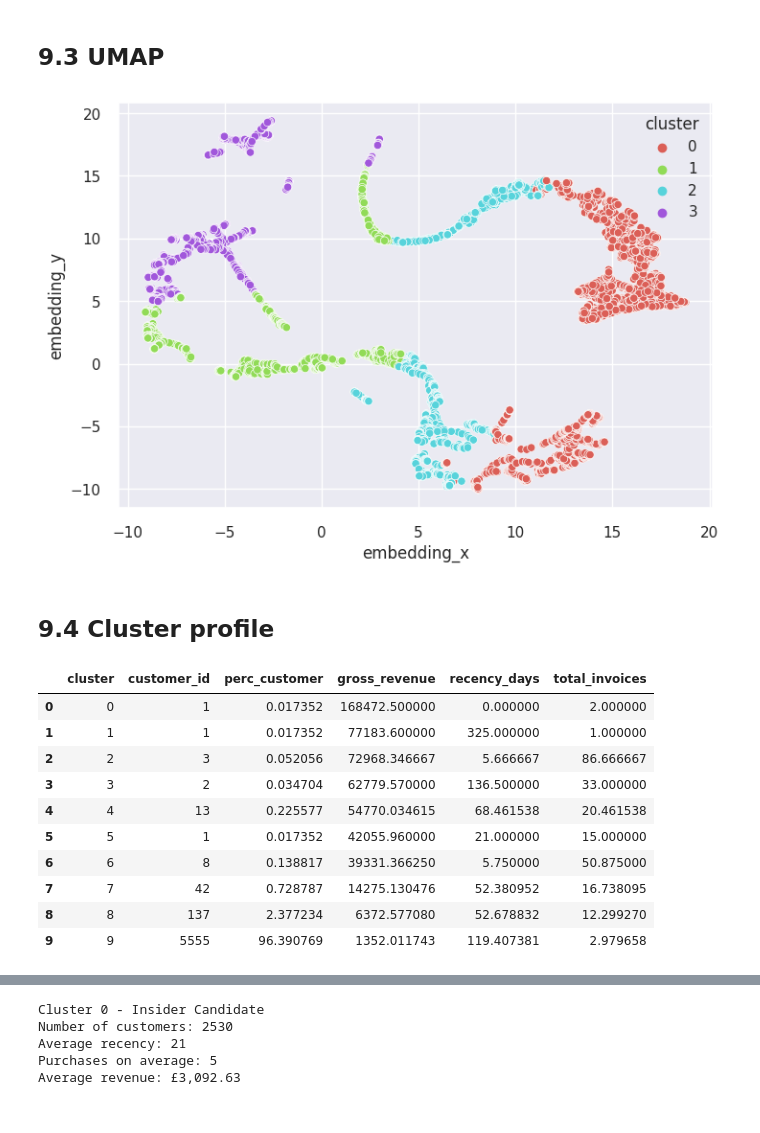
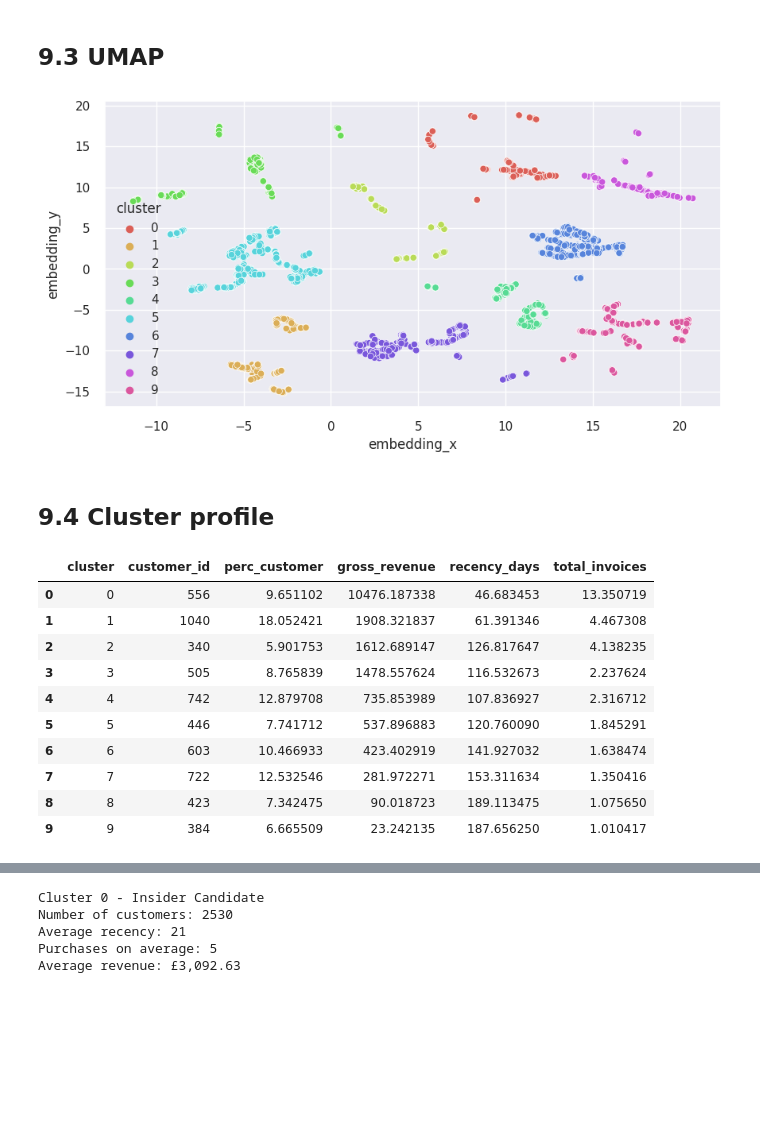
Before and after one commit to Eduardo-95-DS/Insiders-clustering, a Jupyter notebook: notebooks/look_4-ear-metrics.ipynb, the cells around one changed output, grey strips where cells are left out. Saved outputs shown, nothing was run; the diff lists cells and outputs as text; code cells hidden in the pictures; blank space fills up the shorter version.

```diff
--- a/notebooks/look_4-ear-metrics.ipynb
+++ b/notebooks/look_4-ear-metrics.ipynb
@@ -1315,0 +1719,6 @@ visualizer.finalize()
+# %%
+rcParams['figure.figsize'] = 10,5
+
+visualizer = SilhouetteVisualizer(kmeans5, colors='yellowbrick')
+visualizer.fit(X3)
+visualizer.finalize()
@@ -1315,0 +1727,6 @@ visualizer.finalize()
+# %%
+rcParams['figure.figsize'] = 10,5
+
+visualizer = SilhouetteVisualizer(kmeans6, colors='yellowbrick')
+visualizer.fit(X4)
+visualizer.finalize()
@@ -1315,0 +1735,6 @@ visualizer.finalize()
+# %%
+rcParams['figure.figsize'] = 10,5
+
+visualizer = SilhouetteVisualizer(kmeans7, colors='yellowbrick')
+visualizer.fit(X5)
+visualizer.finalize()
@@ -1315,0 +1743,6 @@ visualizer.finalize()
+# %%
+rcParams['figure.figsize'] = 10,5
+
+visualizer = SilhouetteVisualizer(kmeans8, colors='yellowbrick')
+visualizer.fit(X6)
+visualizer.finalize()
@@ -1321,42 +1756,38 @@ sns.pairplot(df_viz, hue='cluster');
 # %% [markdown]
 ## 9.3 UMAP
 # %%
-reducer = umap.UMAP(n_neighbors=15, random_state=42)
-embedding = reducer.fit_transform(X)
-
 # embedding
-df_viz['embedding_x'] = embedding[:, 0]
-df_viz['embedding_y'] = embedding[:, 1]
+df_umap_tree['cluster'] = labels7
 
 # plot UMAP
 sns.scatterplot(x='embedding_x', y='embedding_y',
                  hue='cluster',
-                 palette=sns.color_palette('hls', n_colors=len(df_viz['cluster'].unique())),
-                 data=df_viz);
+                 palette=sns.color_palette('hls', n_colors=len(df_umap_tree['cluster'].unique())),
+                 data=df_umap_tree);
 # %% [output]
-[figure, old version]
+[figure, new version]
 # %% [markdown]
 ## 9.4 Cluster profile
 # %%
+df92 = df4.copy()
+df92['cluster'] = labels1
+
 # Number of customer
-df_cluster = df9[['customer_id', 'cluster']].groupby('cluster').count().reset_index()
+df_cluster = df92[['customer_id', 'cluster']].groupby('cluster').count().reset_index()
 df_cluster['perc_customer'] = 100*(df_cluster['customer_id'] / df_cluster['customer_id'].sum())
 
 # Avg Gross revenue
-df_avg_gross_revenue = df9[['gross_revenue', 'cluster']].groupby('cluster').mean().reset_index()
+df_avg_gross_revenue = df92[['gross_revenue', 'cluster']].groupby('cluster').mean().reset_index()
 df_cluster = pd.merge(df_cluster, df_avg_gross_revenue, how='inner', on='cluster')
 
 # Avg recency days
-df_avg_recency_days = df9[['recency_days', 'cluster']].groupby( 'cluster' ).mean().reset_index()
+df_avg_recency_days = df92[['recency_days', 'cluster']].groupby( 'cluster' ).mean().reset_index()
 df_cluster = pd.merge(df_cluster, df_avg_recency_days, how='inner', on='cluster')
 
 # Avg invoice_no
-df_invoice_no = df9[['total_invoices', 'cluster']].groupby('cluster').mean().reset_index()
+df_invoice_no = df92[['total_invoices', 'cluster']].groupby('cluster').mean().reset_index()
 df_cluster = pd.merge(df_cluster, df_invoice_no, how='inner', on='cluster')
 
-# Avg Ticket
-# df_ticket = df9[['avg_ticket', 'cluster']].groupby( 'cluster' ).mean().reset_index()
-# df_cluster = pd.merge(df_cluster, df_ticket, how='inner', on='cluster')
 
 df_cluster=df_cluster.sort_values(['gross_revenue'],ascending=False).reset_index(drop=True)
 df_cluster.loc[0:0,'cluster'] = 0
@@ -1381,13 +1812,13 @@ else:
 df_cluster
 # %% [output]
 |  | cluster | customer_id | perc_customer | gross_revenue | recency_days | total_invoices |
-| 0 | 0 | 1 | 0.017352 | 168472.500000 | 0.000000 | 2.000000 |
-| 1 | 1 | 1 | 0.017352 | 77183.600000 | 325.000000 | 1.000000 |
-| 2 | 2 | 3 | 0.052056 | 72968.346667 | 5.666667 | 86.666667 |
-| 3 | 3 | 2 | 0.034704 | 62779.570000 | 136.500000 | 33.000000 |
-| 4 | 4 | 13 | 0.225577 | 54770.034615 | 68.461538 | 20.461538 |
-| 5 | 5 | 1 | 0.017352 | 42055.960000 | 21.000000 | 15.000000 |
-| 6 | 6 | 8 | 0.138817 | 39331.366250 | 5.750000 | 50.875000 |
-| 7 | 7 | 42 | 0.728787 | 14275.130476 | 52.380952 | 16.738095 |
-| 8 | 8 | 137 | 2.377234 | 6372.577080 | 52.678832 | 12.299270 |
-| 9 | 9 | 5555 | 96.390769 | 1352.011743 | 119.407381 | 2.979658 |
+| 0 | 0 | 556 | 9.651102 | 10476.187338 | 46.683453 | 13.350719 |
+| 1 | 1 | 1040 | 18.052421 | 1908.321837 | 61.391346 | 4.467308 |
+| 2 | 2 | 340 | 5.901753 | 1612.689147 | 126.817647 | 4.138235 |
+| 3 | 3 | 505 | 8.765839 | 1478.557624 | 116.532673 | 2.237624 |
+| 4 | 4 | 742 | 12.879708 | 735.853989 | 107.836927 | 2.316712 |
+| 5 | 5 | 446 | 7.741712 | 537.896883 | 120.760090 | 1.845291 |
+| 6 | 6 | 603 | 10.466933 | 423.402919 | 141.927032 | 1.638474 |
+| 7 | 7 | 722 | 12.532546 | 281.972271 | 153.311634 | 1.350416 |
+| 8 | 8 | 423 | 7.342475 | 90.018723 | 189.113475 | 1.075650 |
+| 9 | 9 | 384 | 6.665509 | 23.242135 | 187.656250 | 1.010417 |
```
Also changed, not shown: parts of 48 cells of this notebook.
